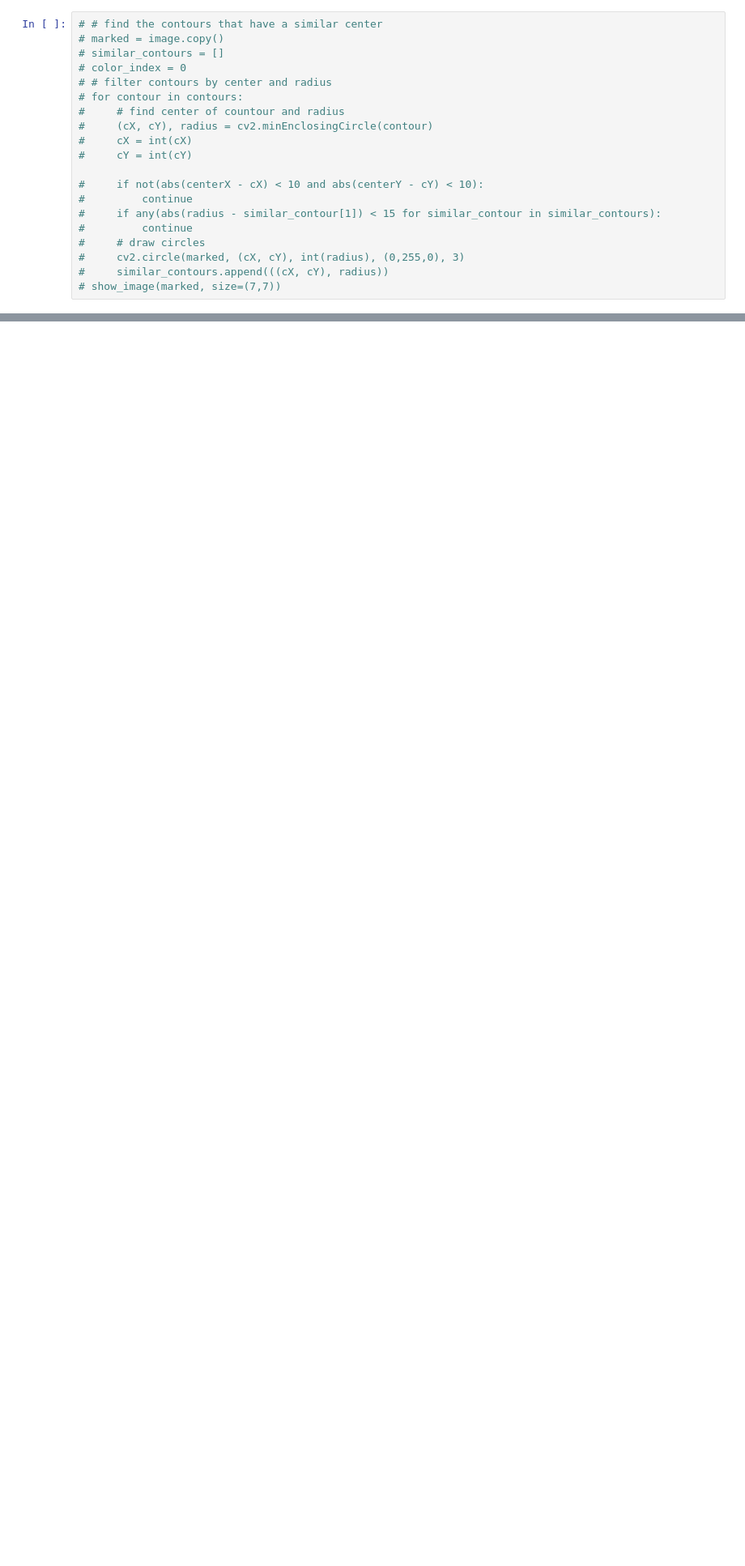
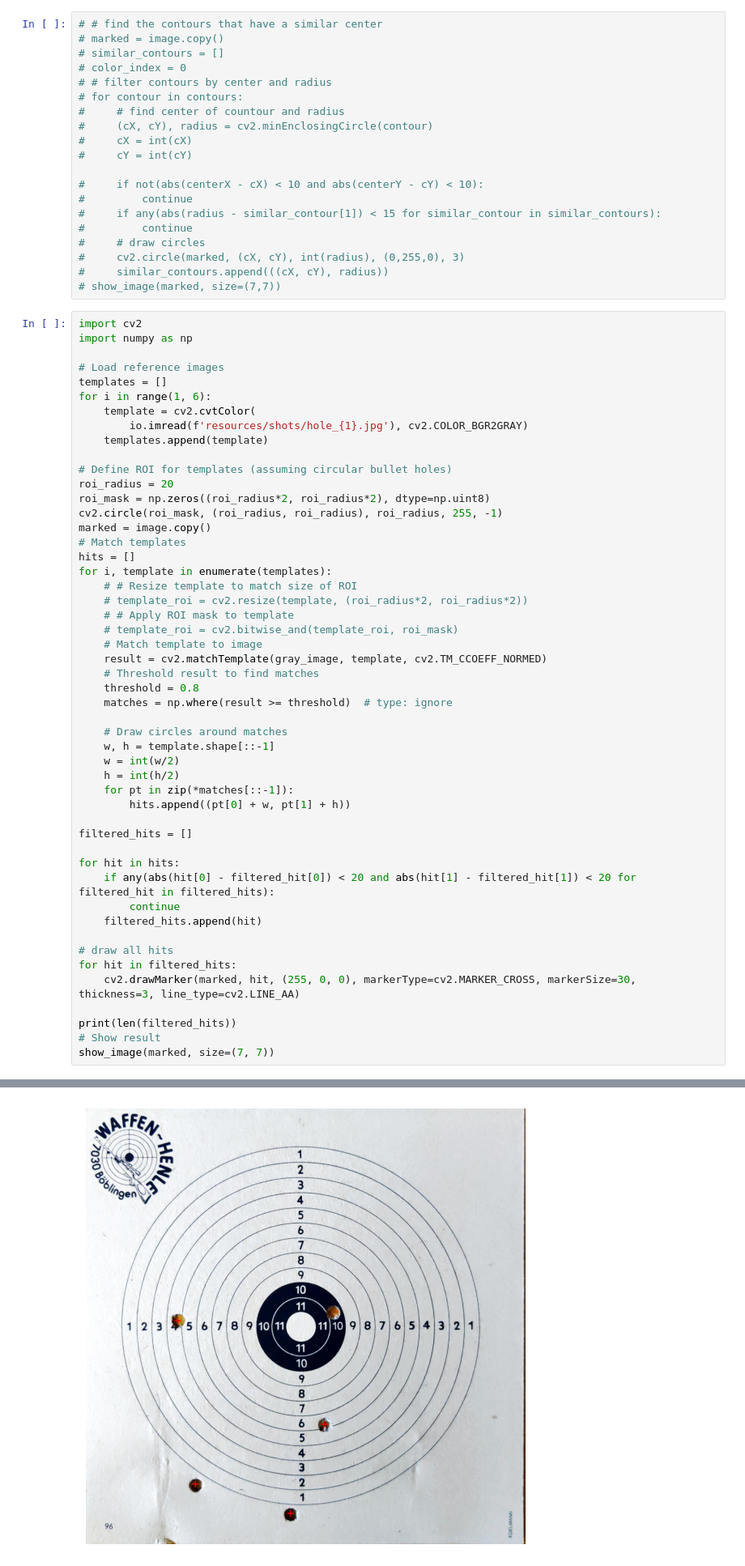
Before and after one commit to NiclasEgeler/AirgunTarget, a Jupyter notebook: target_detection.ipynb, the cells around one changed output, grey strips where cells are left out. Shown at 81% size. Cells and saved outputs as stored; diff of their text form; blank space fills up the shorter version.

Commit message:
add holes and tempalte matches

```diff
--- a/target_detection.ipynb
+++ b/target_detection.ipynb
@@ -113,3 +115,54 @@ show_image(marked, size=(7,7))
 #     cv2.circle(marked, (cX, cY), int(radius), (0,255,0), 3)
 #     similar_contours.append(((cX, cY), radius))
 # show_image(marked, size=(7,7))
+# %%
+import cv2
+import numpy as np
+
+# Load reference images
+templates = []
+for i in range(1, 6):
+    template = cv2.cvtColor(
+        io.imread(f'resources/shots/hole_{1}.jpg'), cv2.COLOR_BGR2GRAY)
+    templates.append(template)
+
+# Define ROI for templates (assuming circular bullet holes)
+roi_radius = 20
+roi_mask = np.zeros((roi_radius*2, roi_radius*2), dtype=np.uint8)
+cv2.circle(roi_mask, (roi_radius, roi_radius), roi_radius, 255, -1)
+marked = image.copy()
+# Match templates
+hits = []
+for i, template in enumerate(templates):
+    # # Resize template to match size of ROI
+    # template_roi = cv2.resize(template, (roi_radius*2, roi_radius*2))
+    # # Apply ROI mask to template
+    # template_roi = cv2.bitwise_and(template_roi, roi_mask)
+    # Match template to image
+    result = cv2.matchTemplate(gray_image, template, cv2.TM_CCOEFF_NORMED)
+    # Threshold result to find matches
+    threshold = 0.8
+    matches = np.where(result >= threshold)  # type: ignore
+
+    # Draw circles around matches
+    w, h = template.shape[::-1]
+    w = int(w/2)
+    h = int(h/2)
+    for pt in zip(*matches[::-1]):
+        hits.append((pt[0] + w, pt[1] + h))
+
+filtered_hits = []
+
+for hit in hits:
+    if any(abs(hit[0] - filtered_hit[0]) < 20 and abs(hit[1] - filtered_hit[1]) < 20 for filtered_hit in filtered_hits):
+        continue
+    filtered_hits.append(hit)
+
+# draw all hits
+for hit in filtered_hits:
+    cv2.drawMarker(marked, hit, (255, 0, 0), markerType=cv2.MARKER_CROSS, markerSize=30, thickness=3, line_type=cv2.LINE_AA)
+
+print(len(filtered_hits))
+# Show result
+show_image(marked, size=(7, 7))
+# %% [output]
@@ -115,0 +170 @@ show_image(marked, size=(7,7))
+[figure, added]
```
Also changed, not shown: parts of 7 cells of this notebook, 5 other files.
